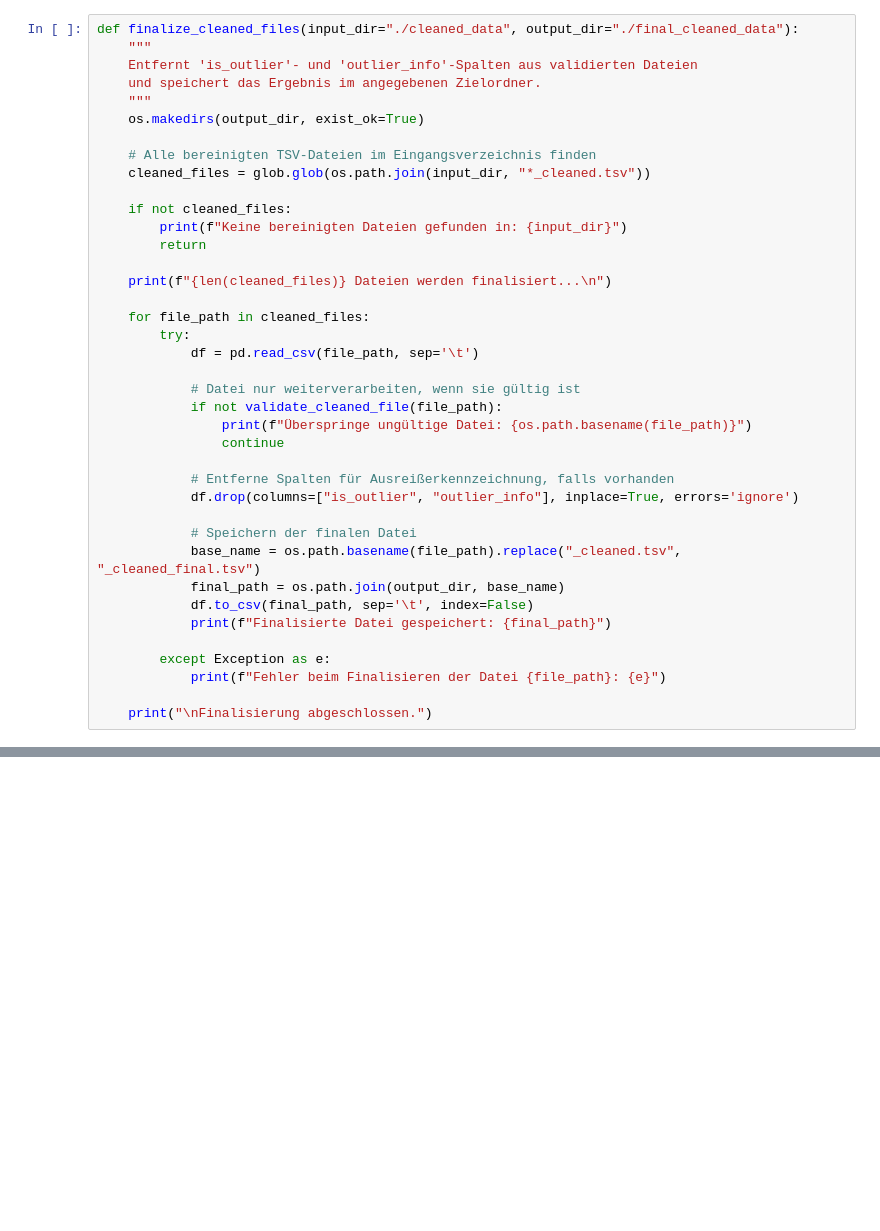
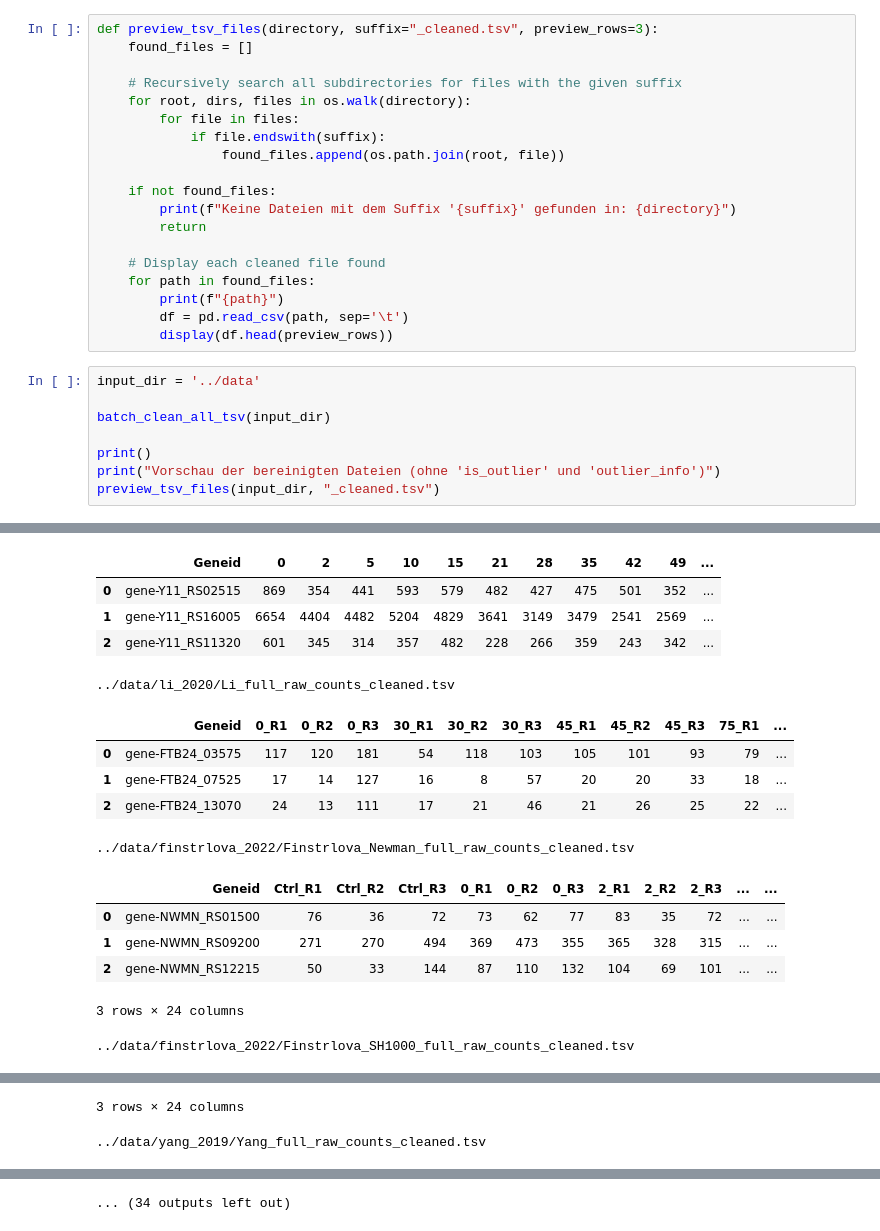
Before and after one commit to TP25-Phage-Infection-Classifiers/main, a Jupyter notebook: notebooks/data_cleaning_US2.ipynb, the cells around one changed output, grey strips where cells are left out. Saved outputs shown, nothing was run; the diff lists cells and outputs as text; blank space fills up the shorter version.

Commit message:
updated output directories direct into the original folders and uploaded cleaned datas

```diff
--- a/notebooks/data_cleaning_US2.ipynb
+++ b/notebooks/data_cleaning_US2.ipynb
@@ -253,39 +178,28 @@ Im nächsten Schritt entfernt die Funktion die Spalten `is_outlier` und `outlier
+# %%
+def preview_tsv_files(directory, suffix="_cleaned.tsv", preview_rows=3):
+    found_files = []
+
+    # Recursively search all subdirectories for files with the given suffix
+    for root, dirs, files in os.walk(directory):
+        for file in files:
+            if file.endswith(suffix):
+                found_files.append(os.path.join(root, file))
+
+    if not found_files:
+        print(f"Keine Dateien mit dem Suffix '{suffix}' gefunden in: {directory}")
+        return
+
+    # Display each cleaned file found
+    for path in found_files:
+        print(f"{path}")
+        df = pd.read_csv(path, sep='\t')
+        display(df.head(preview_rows))
 # %%
-def finalize_cleaned_files(input_dir="./cleaned_data", output_dir="./final_cleaned_data"):
-    """
-    Entfernt 'is_outlier'- und 'outlier_info'-Spalten aus validierten Dateien
-    und speichert das Ergebnis im angegebenen Zielordner.
-    """
-    os.makedirs(output_dir, exist_ok=True)
+input_dir = '../data'
 
-    # Alle bereinigten TSV-Dateien im Eingangsverzeichnis finden
-    cleaned_files = glob.glob(os.path.join(input_dir, "*_cleaned.tsv"))
+batch_clean_all_tsv(input_dir)
 
-    if not cleaned_files:
-        print(f"Keine bereinigten Dateien gefunden in: {input_dir}")
-        return
-
-    print(f"{len(cleaned_files)} Dateien werden finalisiert...\n")
-
-    for file_path in cleaned_files:
-        try:
-            df = pd.read_csv(file_path, sep='\t')
-
-            # Datei nur weiterverarbeiten, wenn sie gültig ist
-            if not validate_cleaned_file(file_path):
-                print(f"Überspringe ungültige Datei: {os.path.basename(file_path)}")
-                continue
-
-            # Entferne Spalten für Ausreißerkennzeichnung, falls vorhanden
-            df.drop(columns=["is_outlier", "outlier_info"], inplace=True, errors='ignore')
-
-            # Speichern der finalen Datei
-            base_name = os.path.basename(file_path).replace("_cleaned.tsv", "_cleaned_final.tsv")
-            final_path = os.path.join(output_dir, base_name)
-            df.to_csv(final_path, sep='\t', index=False)
-            print(f"Finalisierte Datei gespeichert: {final_path}")
-
-        except Exception as e:
-            print(f"Fehler beim Finalisieren der Datei {file_path}: {e}")
-
-    print("\nFinalisierung abgeschlossen.")
+print()
+print("Vorschau der bereinigten Dateien (ohne 'is_outlier' und 'outlier_info')")
+preview_tsv_files(input_dir, "_cleaned.tsv")
+# %% [output]
@@ -291,0 +223,16 @@ def finalize_cleaned_files(input_dir="./cleaned_data", output_dir="./final_clean
+|  | Geneid | 0 | 2 | 5 | 10 | 15 | 21 | 28 | 35 | 42 | 49 | ... |
+| 0 | gene-Y11_RS02515 | 869 | 354 | 441 | 593 | 579 | 482 | 427 | 475 | 501 | 352 | ... |
+| 1 | gene-Y11_RS16005 | 6654 | 4404 | 4482 | 5204 | 4829 | 3641 | 3149 | 3479 | 2541 | 2569 | ... |
+| 2 | gene-Y11_RS11320 | 601 | 345 | 314 | 357 | 482 | 228 | 266 | 359 | 243 | 342 | ... |
+../data/li_2020/Li_full_raw_counts_cleaned.tsv
+|  | Geneid | 0_R1 | 0_R2 | 0_R3 | 30_R1 | 30_R2 | 30_R3 | 45_R1 | 45_R2 | 45_R3 | 75_R1 | ... |
+| 0 | gene-FTB24_03575 | 117 | 120 | 181 | 54 | 118 | 103 | 105 | 101 | 93 | 79 | ... |
+| 1 | gene-FTB24_07525 | 17 | 14 | 127 | 16 | 8 | 57 | 20 | 20 | 33 | 18 | ... |
+| 2 | gene-FTB24_13070 | 24 | 13 | 111 | 17 | 21 | 46 | 21 | 26 | 25 | 22 | ... |
+../data/finstrlova_2022/Finstrlova_Newman_full_raw_counts_cleaned.tsv
+|  | Geneid | Ctrl_R1 | Ctrl_R2 | Ctrl_R3 | 0_R1 | 0_R2 | 0_R3 | 2_R1 | 2_R2 | 2_R3 | ... | ... |
+| 0 | gene-NWMN_RS01500 | 76 | 36 | 72 | 73 | 62 | 77 | 83 | 35 | 72 | ... | ... |
+| 1 | gene-NWMN_RS09200 | 271 | 270 | 494 | 369 | 473 | 355 | 365 | 328 | 315 | ... | ... |
+| 2 | gene-NWMN_RS12215 | 50 | 33 | 144 | 87 | 110 | 132 | 104 | 69 | 101 | ... | ... |
+3 rows × 24 columns
+../data/finstrlova_2022/Finstrlova_SH1000_full_raw_counts_cleaned.tsv
@@ -291,0 +243,2 @@ def finalize_cleaned_files(input_dir="./cleaned_data", output_dir="./final_clean
+3 rows × 24 columns
+../data/yang_2019/Yang_full_raw_counts_cleaned.tsv
@@ -291,0 +249 @@ def finalize_cleaned_files(input_dir="./cleaned_data", output_dir="./final_clean
+... (34 outputs left out)
```
Also changed, not shown: parts of 13 cells of this notebook, 44 other files.
